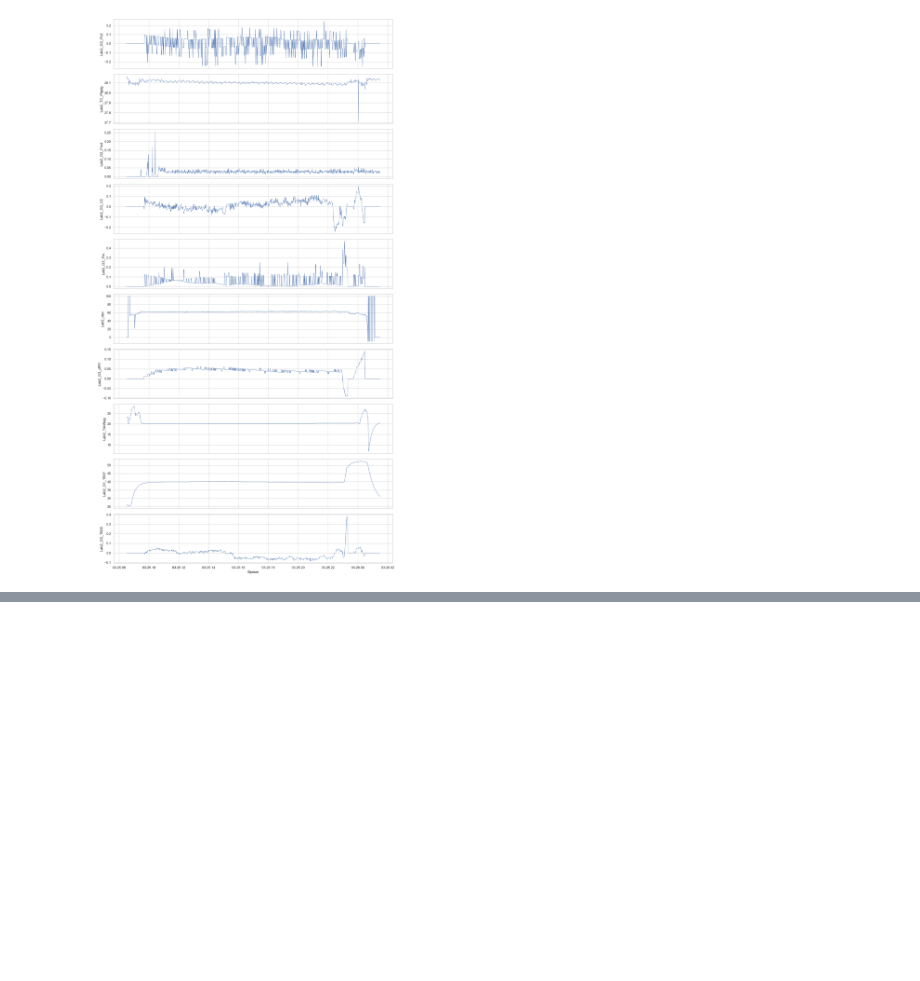
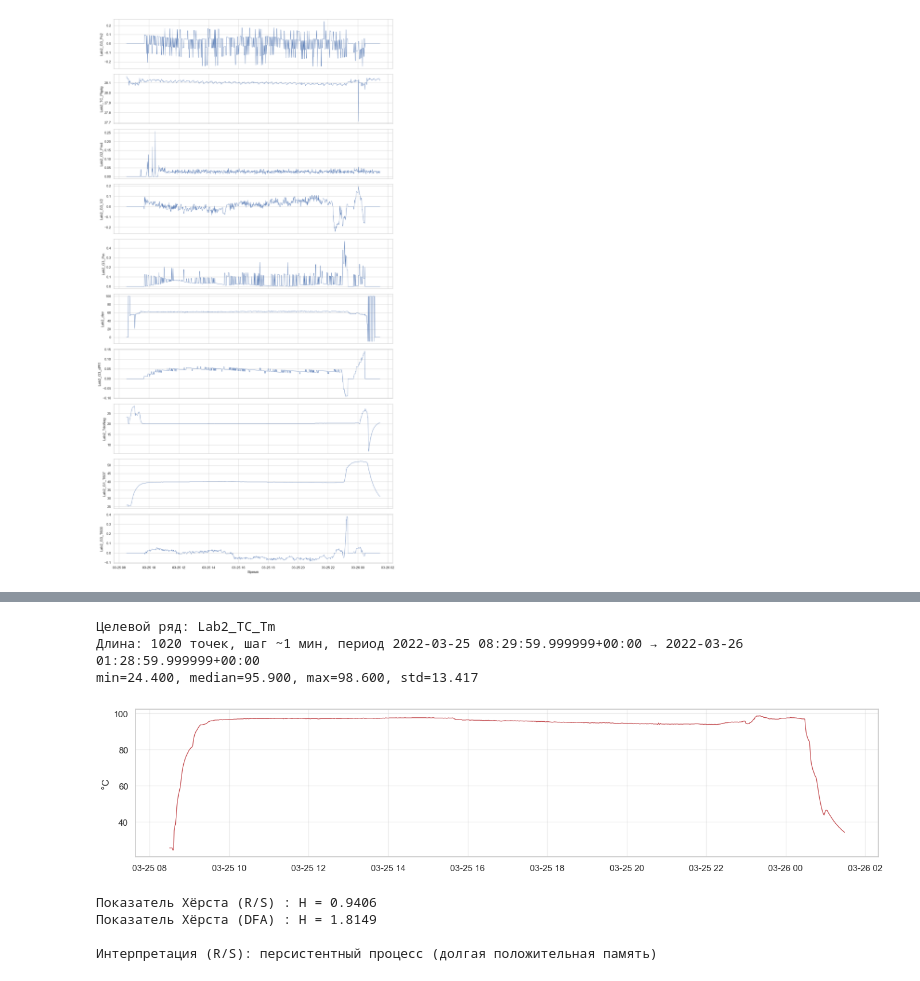
Before and after one commit to pmakarova/topology, a Jupyter notebook: Lab2_EDA_TDA.ipynb, the cells around one changed output, grey strips where cells are left out. Drawn from its saved outputs; the diff is of its cells as text; code cells hidden in the pictures; blank space fills up the shorter version.

```diff
--- a/Lab2_EDA_TDA.ipynb
+++ b/Lab2_EDA_TDA.ipynb
@@ -182,0 +235,43 @@ if subset.shape[1] >= 2:
+# %%
+TARGET_COL = "Lab2_TC_Tm"
+y = df_cont[TARGET_COL].astype(float).copy()
+y.name = TARGET_COL
+
+print(f"Целевой ряд: {TARGET_COL}")
+print(f"Длина: {len(y)} точек, шаг ~1 мин, период {y.index.min()} → {y.index.max()}")
+print(f"min={y.min():.3f}, median={y.median():.3f}, max={y.max():.3f}, std={y.std():.3f}")
+
+fig, ax = plt.subplots(figsize=(14, 3.2))
+ax.plot(y.index, y.values, lw=0.9, color="C3")
+ax.set_ylabel("°C")
+ax.grid(True, alpha=0.3)
+plt.tight_layout()
+plt.show()
+# %% [output]
+Целевой ряд: Lab2_TC_Tm
+Длина: 1020 точек, шаг ~1 мин, период 2022-03-25 08:29:59.999999+00:00 → 2022-03-26 01:28:59.999999+00:00
+min=24.400, median=95.900, max=98.600, std=13.417
+[figure, added]
+# %%
+import nolds
+
+y_arr = y.values.astype(float)
+
+H_rs  = nolds.hurst_rs(y_arr, nvals=None, fit="RANSAC", debug_data=False)
+H_dfa = nolds.dfa(y_arr, nvals=None, fit_exp="RANSAC", debug_data=False)
+
+print(f"Показатель Хёрста (R/S) : H = {H_rs:.4f}")
+print(f"Показатель Хёрста (DFA) : H = {H_dfa:.4f}")
+
+if H_rs > 0.6:
+    interp = "персистентный процесс (долгая положительная память)"
+elif H_rs < 0.4:
+    interp = "антиперсистентный процесс (возвраты к среднему)"
+else:
+    interp = "близок к случайному блужданию (кратковременная память)"
+print(f"\nИнтерпретация (R/S): {interp}")
+# %% [output]
+Показатель Хёрста (R/S) : H = 0.9406
+Показатель Хёрста (DFA) : H = 1.8149
+
+Интерпретация (R/S): персистентный процесс (долгая положительная память)
```
Also changed, not shown: parts of 9 cells of this notebook.
